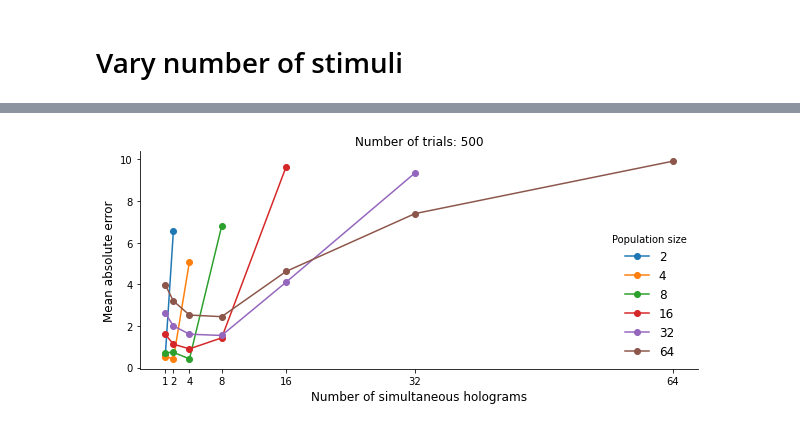
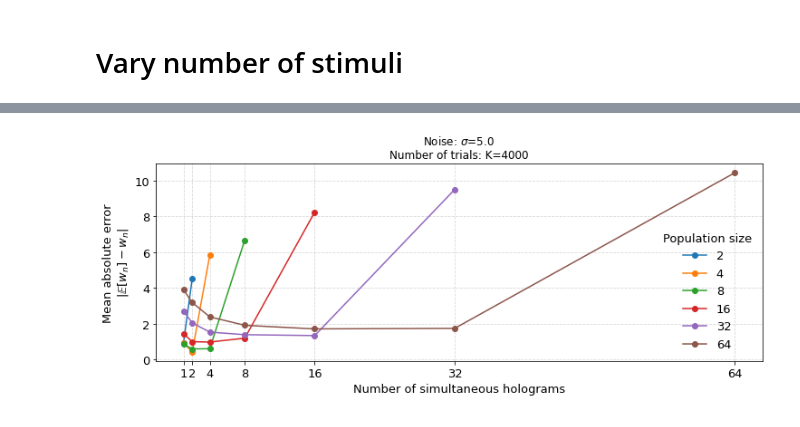
Before and after one commit to marcustriplett/circuitmap, a Jupyter notebook: notebooks/adaprobe_nots_multispot_mapping.ipynb, the cells around one changed output, grey strips where cells are left out. Saved outputs shown, nothing was run; the diff lists cells and outputs as text; code cells hidden in the pictures.

```diff
--- a/notebooks/adaprobe_nots_multispot_mapping.ipynb
+++ b/notebooks/adaprobe_nots_multispot_mapping.ipynb
@@ -24,11 +28,13 @@ import adaprobe
 # %% [markdown]
 # Vary number of stimuli
 # %%
-Ns = [2, 4, 8, 16, 32, 64]
-num_targets_all = [1, 2, 4, 8, 16, 32, 64]
+test_Ns = [2, 4, 8, 16, 32, 64]
+test_num_targets = [1, 2, 4, 8, 16, 32, 64]
+test_Ks = [500, 1000, 2000, 4000]
+test_sigmas = [1, 3, 5]
 # %%
 fit_options = {
-    'iters': 50,
+    'iters': 100,
     'num_mc_samples': 20
 }
 # %%
@@ -81,23 +109,26 @@ WARNING:absl:No GPU/TPU found, falling back to CPU. (Set TF_CPP_MIN_LOG_LEVEL=0
 # %%
-means = np.mean(accuracy, axis=-1)
-sdevs = np.std(accuracy, axis=-1)
+means = np.mean(error_matrix, axis=-1)
+sdevs = np.std(error_matrix, axis=-1)
 
-fontsize=12
+fontsize=13
 # %%
-plt.figure(figsize=(10, 4))
-for N in range(len(Ns)):
+plt.figure(figsize=(12, 4))
+for N in range(len(test_Ns)):
     num_pts = len(np.where(means[N] > -1)[0])
-    plt.plot(num_targets_all[:num_pts], means[N][:num_pts], 'o-', color='C%i'%N)
+    plt.plot(test_num_targets[:num_pts], means[N][:num_pts], 'o-', color='C%i'%N)
 #     plt.fill_between(num_targets_all[:num_pts], means[N][:num_pts] - sdevs[N][:num_pts], means[N][:num_pts] + sdevs[N][:num_pts], facecolor='C%i'%N, edgecolor='None', alpha=0.2)
-plt.xticks(num_targets_all)
-plt.legend(Ns, frameon=False, title='Population size', fontsize=fontsize)
-plt.ylabel('Mean absolute error', fontsize=fontsize)
+plt.xticks(test_num_targets)
+plt.legend(test_Ns, frameon=False, title='Population size', fontsize=fontsize, title_fontsize=fontsize)
+plt.ylabel('Mean absolute error\n$|\mathbb{E}[w_n] - w_n|$', fontsize=fontsize)
 plt.xlabel('Number of simultaneous holograms', fontsize=fontsize)
-plt.title('Number of trials: %i'%K)
-for loc in ['top', 'right']:
-    plt.gca().spines[loc].set_visible(False)
+plt.title('Noise: $\sigma$=%.1f\nNumber of trials: K=%i'%(sigma, K))
+plt.grid(linestyle='--', alpha=0.5)
+# for loc in ['top', 'right']:
+#     plt.gca().spines[loc].set_visible(False)
+plt.xticks(fontsize=fontsize)
+plt.yticks(fontsize=fontsize)
 
-# plt.savefig('figs/multi_spot_mapping_offline_err_vs_nstim_K%i.png'%K, format='png', bbox_inches='tight', dpi=200, facecolor='white')
+# plt.savefig('figs/multi_spot_mapping_offline_err_vs_nstim_K%i_with_errbars.png'%K, format='png', bbox_inches='tight', dpi=200, facecolor='white')
 plt.show()
 # %% [output]
-[figure, old version]
+[figure, new version]
```
Also changed, not shown: parts of 2 cells of this notebook, 13 other files.
